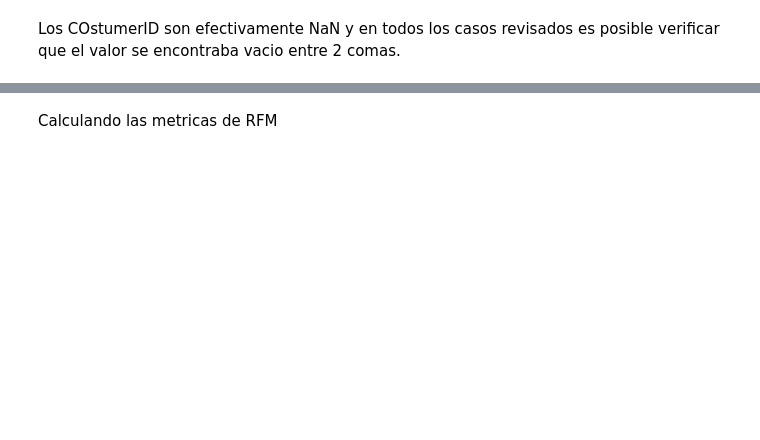
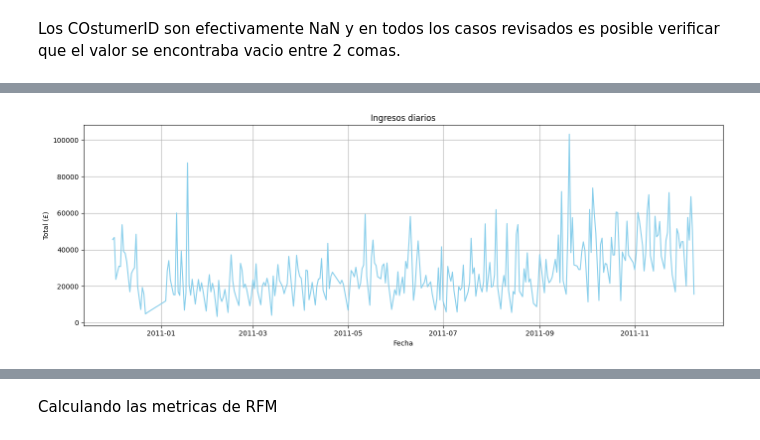
Before and after one commit to MiguelCrispim911/Proyecto-Segmentacion-RFM, a Jupyter notebook: notebooks/analisis.ipynb, the cells around one changed output, grey strips where cells are left out. Cells and saved outputs as stored; diff of their text form; code cells hidden in the pictures; blank space fills up the shorter version.

```diff
--- a/notebooks/analisis.ipynb
+++ b/notebooks/analisis.ipynb
@@ -183,0 +294,15 @@ df['Total']=df['Quantity'] * df['UnitPrice'] #Creamos una nueva columna Total qu
+# %%
+df['Fecha'] = df['InvoiceDate'].dt.date  # Extraer solo la fecha sin hora
+
+ingresos_diarios = df.groupby('Fecha')['Total'].sum()
+
+plt.figure(figsize=(14,5))
+ingresos_diarios.plot(color='skyblue')  # Cambiado a color skyblue
+plt.title('Ingresos diarios')
+plt.ylabel('Total (£)')
+plt.xlabel('Fecha')
+plt.grid(True)
+plt.tight_layout()
+plt.show()
+# %% [output]
+[figure, added]
```
Also changed, not shown: parts of 35 cells of this notebook.
